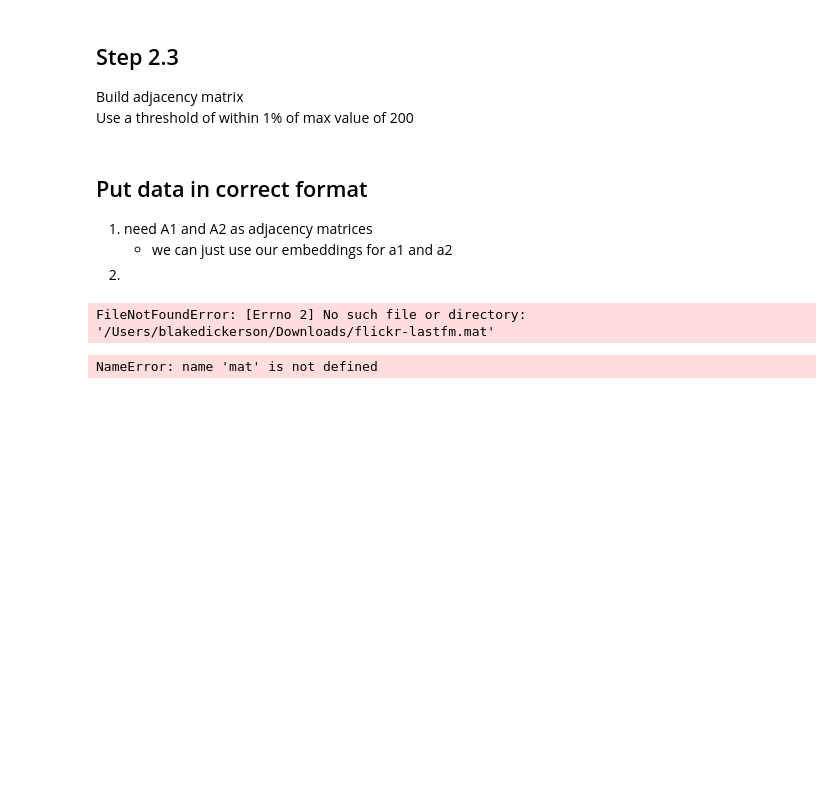
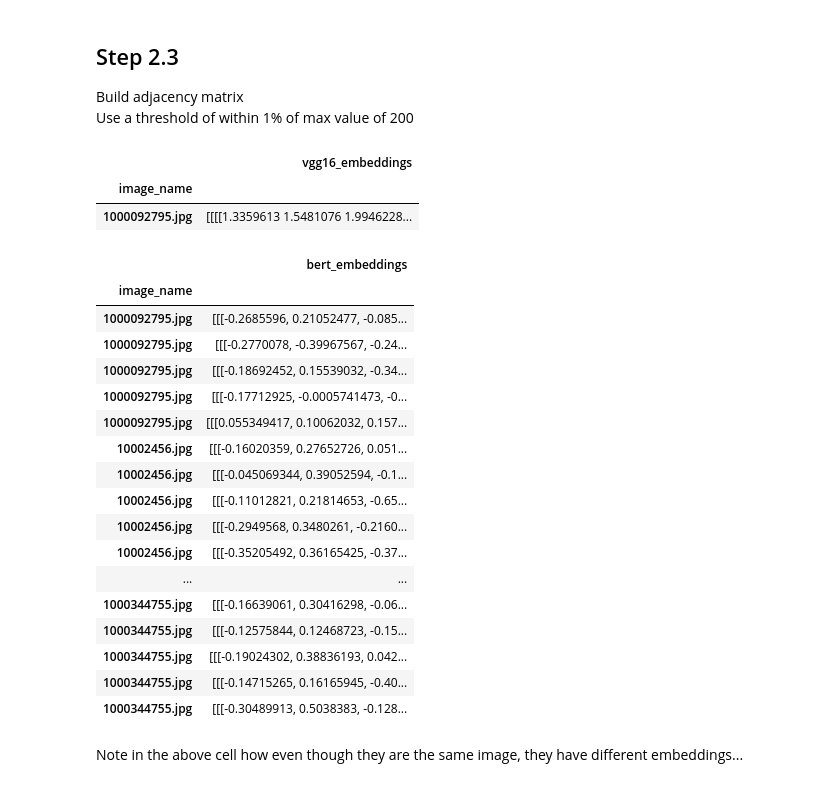
Before and after one commit to blake2703/image-text-retrieval, a Jupyter notebook: Unsupervised entity alignment for text-image retrieval.ipynb, the cells around one changed output. Cells and saved outputs as stored; diff of their text form; code cells hidden in the pictures; blank space fills up the shorter version.

```diff
--- a/Unsupervised entity alignment for text-image retrieval.ipynb
+++ b/Unsupervised entity alignment for text-image retrieval.ipynb
@@ -485,14 +480,0 @@ for x_index, x_row in enumerate(graph_x.iterrows()):
-# %% [markdown]
-## Put data in correct format
-1. need A1 and A2 as adjacency matrices
-    - we can just use our embeddings for a1 and a2
-2.
-# %%
-import scipy.io
-mat = scipy.io.loadmat('/Users/blakedickerson/Downloads/flickr-lastfm.mat')
-# %% [output]
-FileNotFoundError: [Errno 2] No such file or directory: '/Users/blakedickerson/Downloads/flickr-lastfm.mat'
-# %%
-mat
-# %% [output]
-NameError: name 'mat' is not defined
@@ -498,0 +487,33 @@ NameError: name 'mat' is not defined
+# %%
+N1 = data_copy[['image_name', 'vgg16_embeddings']]
+N1 = N1.set_index('image_name')
+N1.sample(1)
+# %% [output]
+|  | vgg16_embeddings |
+| image_name |  |
+| 1000092795.jpg | [[[[1.3359613 1.5481076 1.9946228... |
+# %%
+N2 = data_copy[['image_name', 'bert_embeddings']]
+N2 = N2.set_index('image_name')
+N2
+# %% [output]
+|  | bert_embeddings |
+| image_name |  |
+| 1000092795.jpg | [[[-0.2685596, 0.21052477, -0.085... |
+| 1000092795.jpg | [[[-0.2770078, -0.39967567, -0.24... |
+| 1000092795.jpg | [[[-0.18692452, 0.15539032, -0.34... |
+| 1000092795.jpg | [[[-0.17712925, -0.0005741473, -0... |
+| 1000092795.jpg | [[[0.055349417, 0.10062032, 0.157... |
+| 10002456.jpg | [[[-0.16020359, 0.27652726, 0.051... |
+| 10002456.jpg | [[[-0.045069344, 0.39052594, -0.1... |
+| 10002456.jpg | [[[-0.11012821, 0.21814653, -0.65... |
+| 10002456.jpg | [[[-0.2949568, 0.3480261, -0.2160... |
+| 10002456.jpg | [[[-0.35205492, 0.36165425, -0.37... |
+| ... | ... |
+| 1000344755.jpg | [[[-0.16639061, 0.30416298, -0.06... |
+| 1000344755.jpg | [[[-0.12575844, 0.12468723, -0.15... |
+| 1000344755.jpg | [[[-0.19024302, 0.38836193, 0.042... |
+| 1000344755.jpg | [[[-0.14715265, 0.16165945, -0.40... |
+| 1000344755.jpg | [[[-0.30489913, 0.5038383, -0.128... |
+# %% [markdown]
+Note in the above cell how even though they are the same image, they have different embeddings...
```
Also changed, not shown: parts of 11 cells of this notebook.
